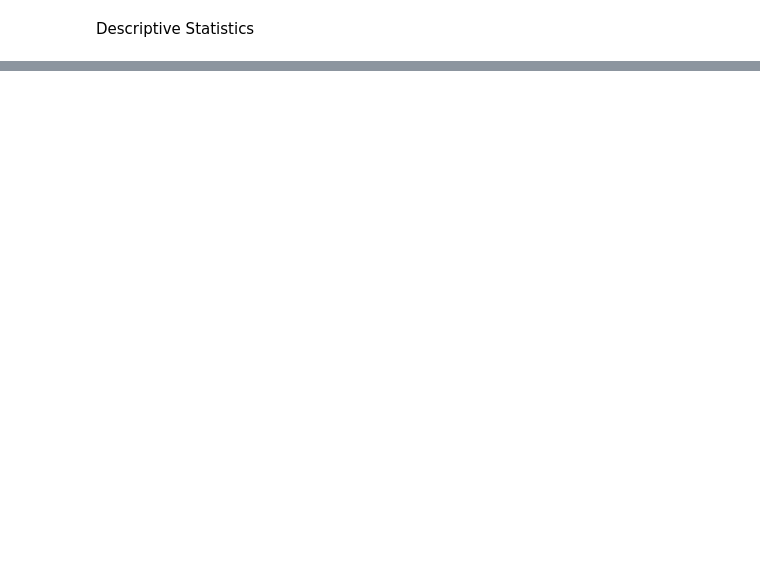
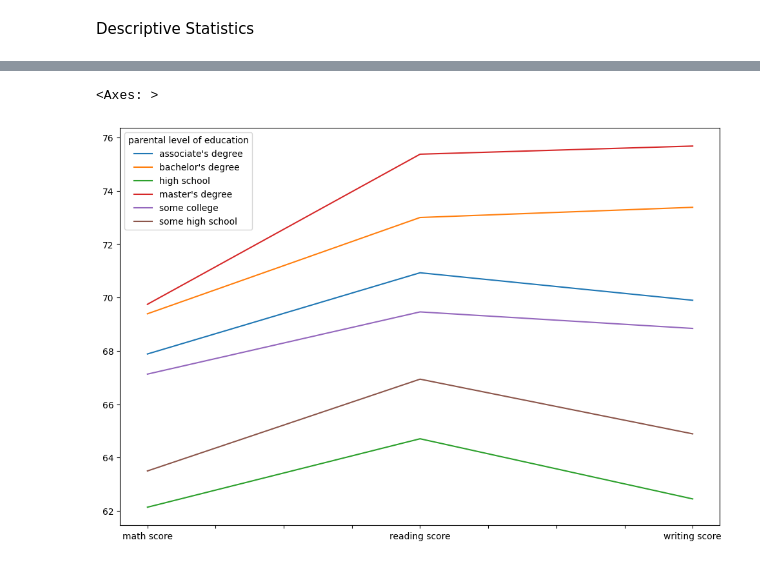
Before and after one commit to wizard-devops/eda-practice, a Jupyter notebook: eda-students.ipynb, the cells around one changed output, grey strips where cells are left out. Cells and saved outputs as stored; diff of their text form; code cells hidden in the pictures; blank space fills up the shorter version.

```diff
--- a/eda-students.ipynb
+++ b/eda-students.ipynb
@@ -30,0 +97,6 @@ df.describe()
+# %%
+# scores based on parents education
+df.groupby('parental level of education')[['math score', 'reading score', 'writing score']].mean().T.plot(figsize=(12,8))
+# %% [output]
+<Axes: >
+[figure, added]
```
Also changed, not shown: parts of 11 cells of this notebook.
